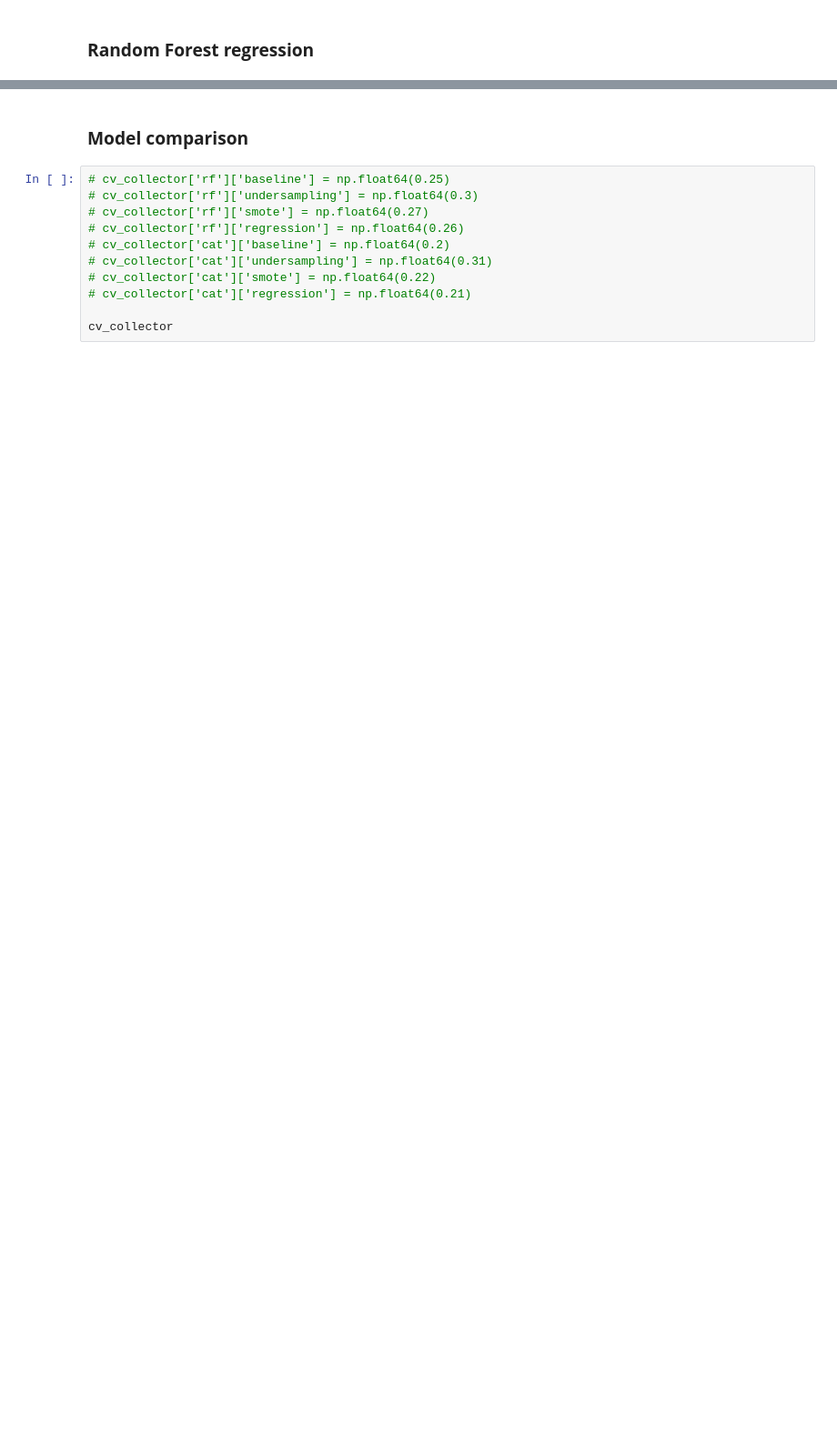
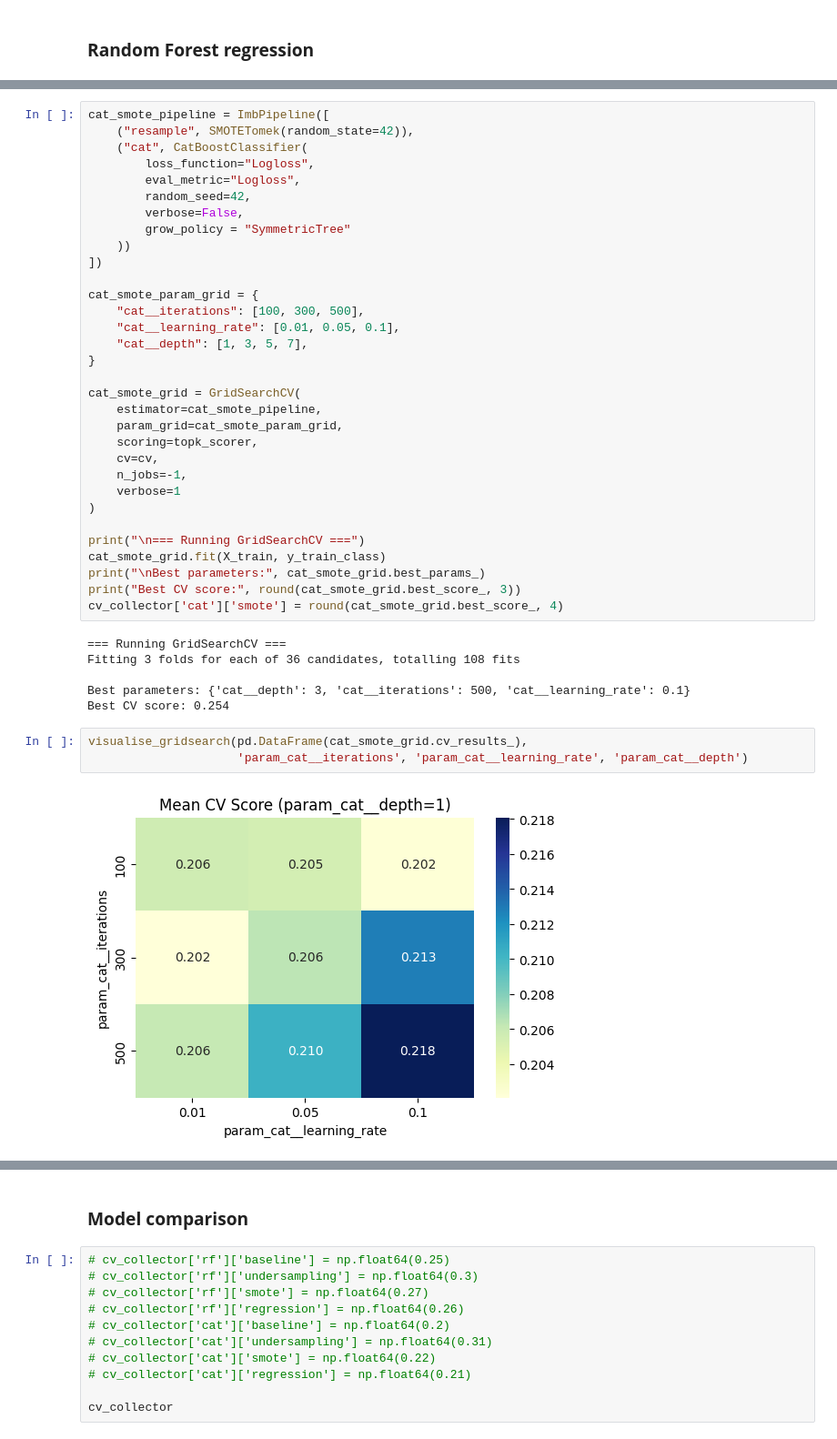
Before and after one commit to DovydasVe/article_popularity_prediction, a Jupyter notebook: prototype.ipynb, the cells around one changed output, grey strips where cells are left out. Shown at 91% size. Drawn from its saved outputs; the diff is of its cells as text; blank space fills up the shorter version.

```diff
--- a/prototype.ipynb
+++ b/prototype.ipynb
@@ -563,0 +679,43 @@ np.float64(0.64)
+# %%
+cat_smote_pipeline = ImbPipeline([
+    ("resample", SMOTETomek(random_state=42)),
+    ("cat", CatBoostClassifier(
+        loss_function="Logloss",
+        eval_metric="Logloss",
+        random_seed=42,
+        verbose=False,
+        grow_policy = "SymmetricTree"
+    ))
+])
+
+cat_smote_param_grid = {
+    "cat__iterations": [100, 300, 500],
+    "cat__learning_rate": [0.01, 0.05, 0.1],
+    "cat__depth": [1, 3, 5, 7],
+}
+
+cat_smote_grid = GridSearchCV(
+    estimator=cat_smote_pipeline,
+    param_grid=cat_smote_param_grid,
+    scoring=topk_scorer,
+    cv=cv,
+    n_jobs=-1,
+    verbose=1
+)
+
+print("\n=== Running GridSearchCV ===")
+cat_smote_grid.fit(X_train, y_train_class)
+print("\nBest parameters:", cat_smote_grid.best_params_)
+print("Best CV score:", round(cat_smote_grid.best_score_, 3))
+cv_collector['cat']['smote'] = round(cat_smote_grid.best_score_, 4)
+# %% [output]
+=== Running GridSearchCV ===
+Fitting 3 folds for each of 36 candidates, totalling 108 fits
+
+Best parameters: {'cat__depth': 3, 'cat__iterations': 500, 'cat__learning_rate': 0.1}
+Best CV score: 0.254
+# %%
+visualise_gridsearch(pd.DataFrame(cat_smote_grid.cv_results_),
+                     'param_cat__iterations', 'param_cat__learning_rate', 'param_cat__depth')
+# %% [output]
+[figure, added]
```
Also changed, not shown: parts of 41 cells of this notebook.
